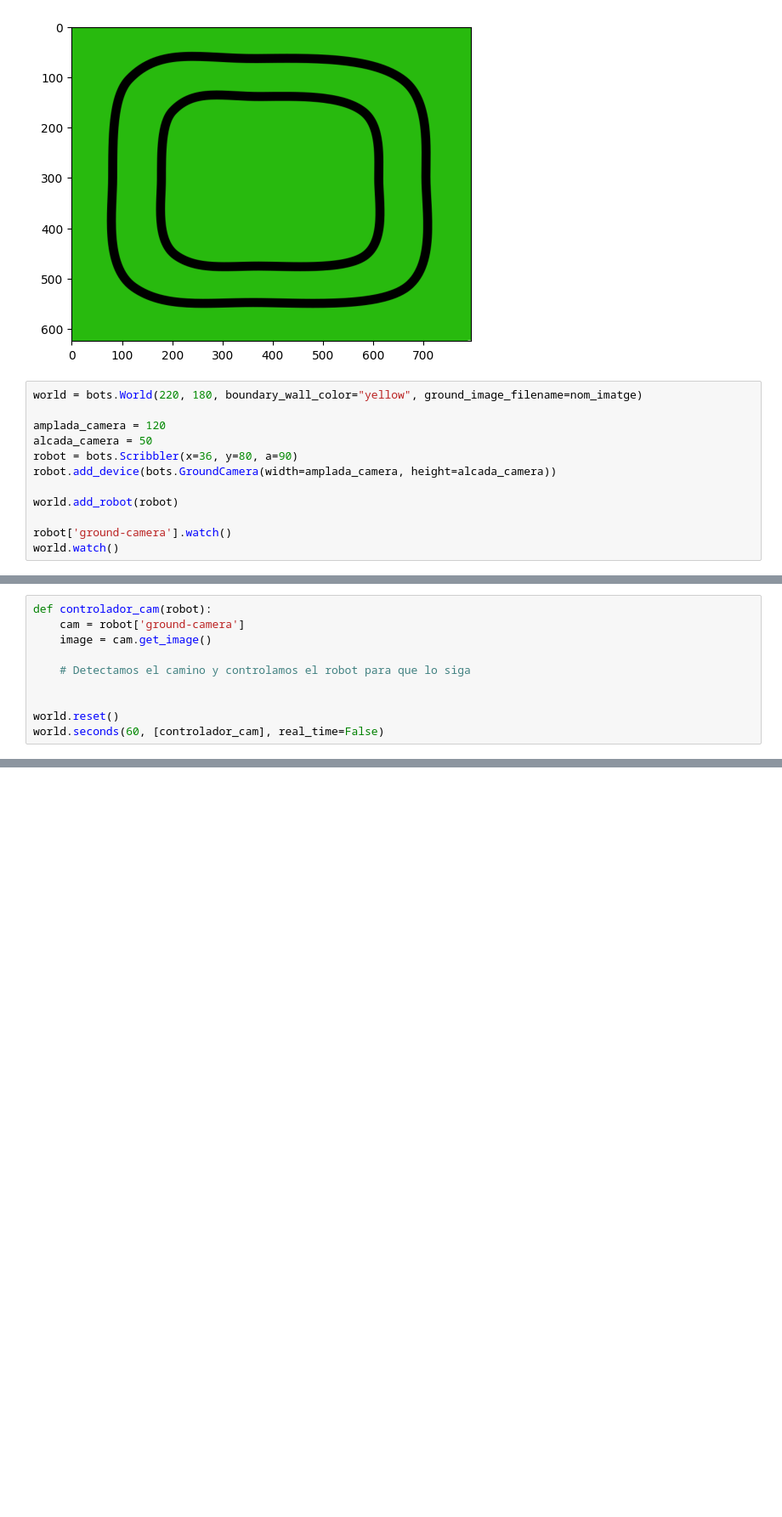
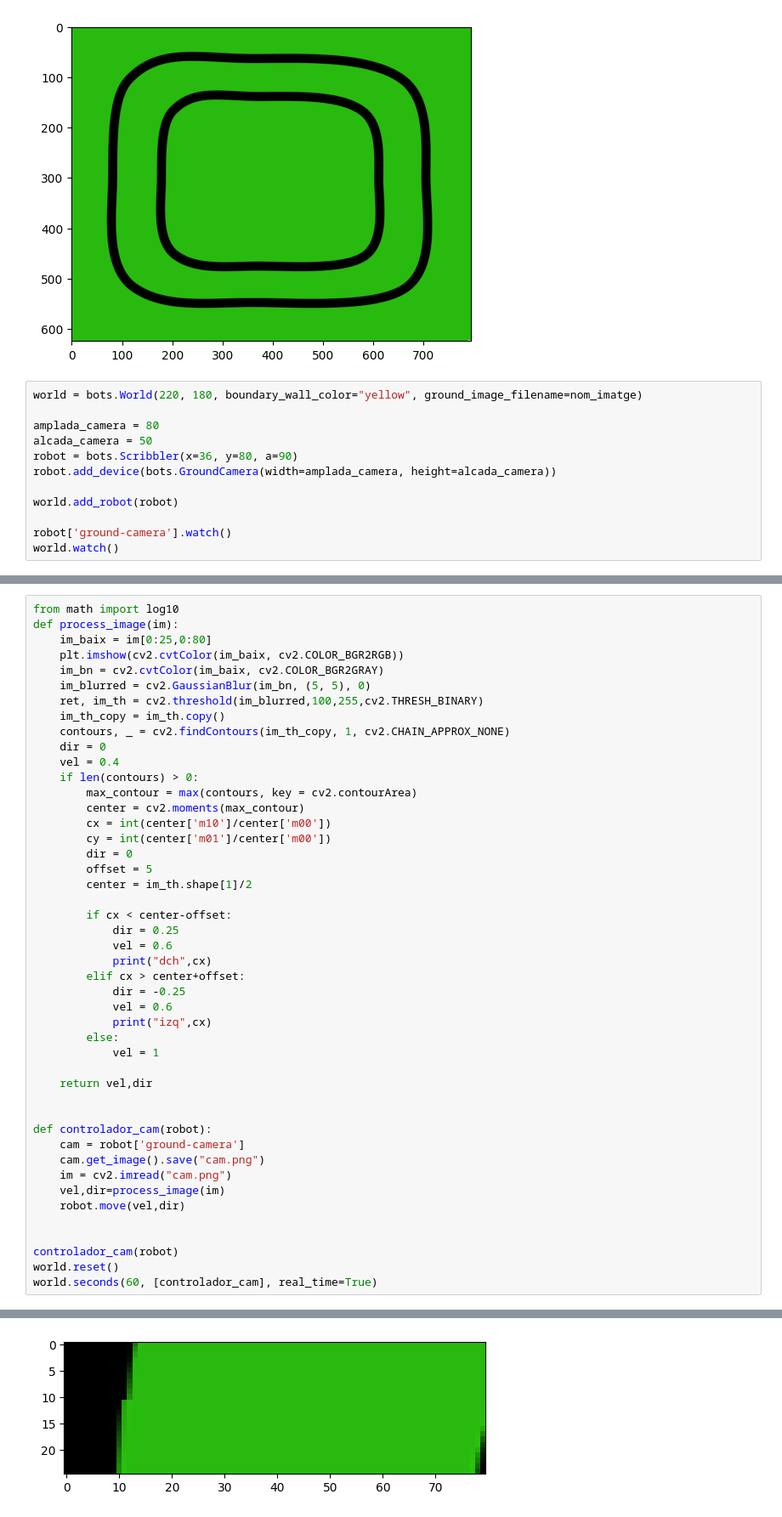
Before and after one commit to yuu067/MIA-IABD-2425, a Jupyter notebook: UD04/notebooks/EX2.-navegant_camera_ES.ipynb, the cells around one changed output, grey strips where cells are left out. Shown at 85% size. Saved outputs shown, nothing was run; the diff lists cells and outputs as text; blank space fills up the shorter version.

```diff
--- a/UD04/notebooks/EX2.-navegant_camera_ES.ipynb
+++ b/UD04/notebooks/EX2.-navegant_camera_ES.ipynb
@@ -156,7 +156,7 @@ plt.imshow(cv2.cvtColor(img, cv2.COLOR_BGR2RGB))
 # %%
 world = bots.World(220, 180, boundary_wall_color="yellow", ground_image_filename=nom_imatge)
 
-amplada_camera = 120
+amplada_camera = 80
 alcada_camera = 50
 robot = bots.Scribbler(x=36, y=80, a=90)
 robot.add_device(bots.GroundCamera(width=amplada_camera, height=alcada_camera))
@@ -174,11 +174 @@ Image(value=b'\x89PNG\r\n\x1a\n\x00\x00\x00\rIHDR\x00\x00\x00x\x00\x00\x002\x08\
 Image(value=b'\xff\xd8\xff\xe0\x00\x10JFIF\x00\x01\x01\x00\x00\x01\x00\x01\x00\x00\xff\xdb\x00C\x00\x08\x06\x0…
-# %%
-def controlador_cam(robot):
-    cam = robot['ground-camera']
-    image = cam.get_image()
-
-    # Detectamos el camino y controlamos el robot para que lo siga
-
-
-world.reset()
-world.seconds(60, [controlador_cam], real_time=False)
@@ -187,0 +175,47 @@ Simulation stopped at: 00:01:00.00; speed 198.25 x real time
+# %%
+from math import log10
+def process_image(im):
+    im_baix = im[0:25,0:80]
+    plt.imshow(cv2.cvtColor(im_baix, cv2.COLOR_BGR2RGB))
+    im_bn = cv2.cvtColor(im_baix, cv2.COLOR_BGR2GRAY)
+    im_blurred = cv2.GaussianBlur(im_bn, (5, 5), 0)
+    ret, im_th = cv2.threshold(im_blurred,100,255,cv2.THRESH_BINARY)
+    im_th_copy = im_th.copy()
+    contours, _ = cv2.findContours(im_th_copy, 1, cv2.CHAIN_APPROX_NONE)
+    dir = 0
+    vel = 0.4
+    if len(contours) > 0:
+        max_contour = max(contours, key = cv2.contourArea)
+        center = cv2.moments(max_contour)
+        cx = int(center['m10']/center['m00'])
+        cy = int(center['m01']/center['m00'])
+        dir = 0
+        offset = 5
+        center = im_th.shape[1]/2
+
+        if cx < center-offset:
+            dir = 0.25
+            vel = 0.6
+            print("dch",cx)
+        elif cx > center+offset:
+            dir = -0.25
+            vel = 0.6
+            print("izq",cx)
+        else:
+            vel = 1
+
+    return vel,dir
+
+
+def controlador_cam(robot):
+    cam = robot['ground-camera']
+    cam.get_image().save("cam.png")
+    im = cv2.imread("cam.png")
+    vel,dir=process_image(im)
+    robot.move(vel,dir)
+
+
+controlador_cam(robot)
+world.reset()
+world.seconds(60, [controlador_cam], real_time=True)
+# %% [output]
@@ -187,0 +239 @@ Simulation stopped at: 00:01:00.00; speed 198.25 x real time
+[figure, added]
```
Also changed, not shown: parts of 6 cells of this notebook.
